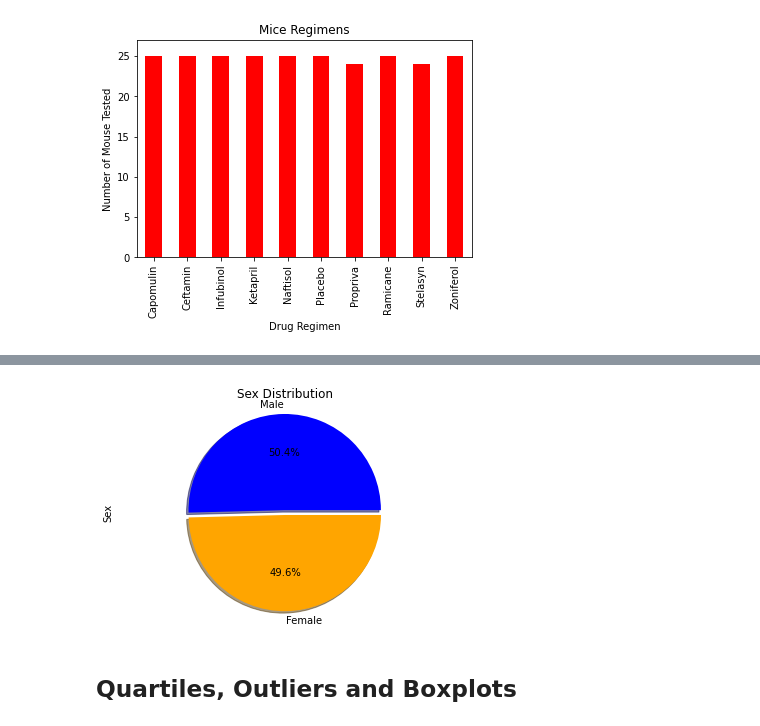
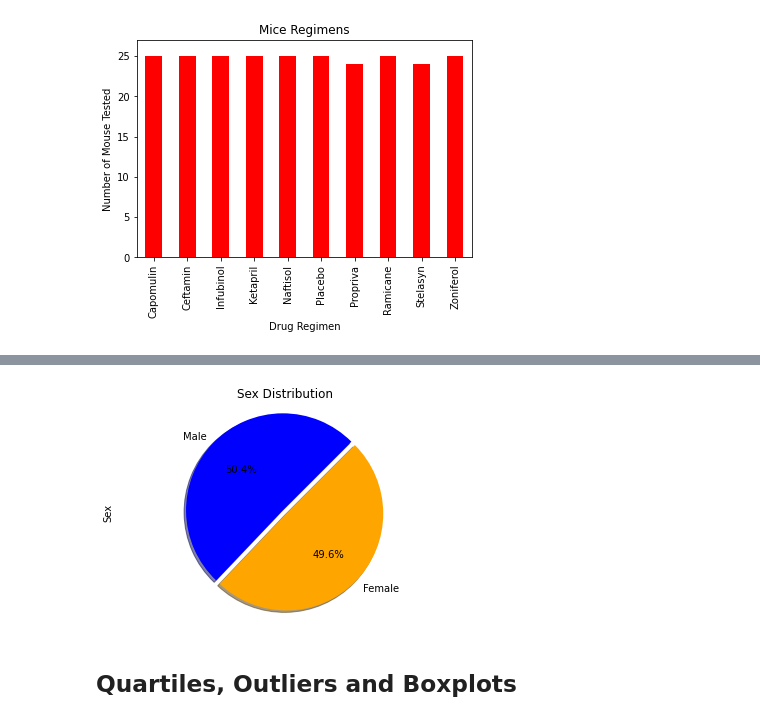
Before and after one commit to tratnikc/matplotlib-challenge, a Jupyter notebook: Pymaceuticals/pymaceuticals.ipynb, the cells around one changed output, grey strips where cells are left out. Drawn from its saved outputs; the diff is of its cells as text; code cells hidden in the pictures.

```diff
--- a/Pymaceuticals/pymaceuticals.ipynb
+++ b/Pymaceuticals/pymaceuticals.ipynb
@@ -210,15 +227,13 @@ Name: Sex, dtype: int64
 # %%
 # Generate a pie plot showing the distribution of female versus male mice using pyplot
-colors = ["blue","orange"]
-explode=(0.05,0)
 
-plt.pie(sex_distr, labels=sex_distr.index,colors=colors,autopct="%1.1f%%", shadow=True, startangle=360, explode=explode)
+plt.pie(sex_distr, labels=sex_distr.index,colors=colors,autopct="%1.1f%%", shadow=True, startangle=45, explode=explode)
 plt.axis("equal")
 plt.title("Sex Distribution")
 plt.ylabel("Sex")
 plt.show()
 # %% [output]
-[figure, old version]
+[figure, new version]
 # %% [markdown]
 ## Quartiles, Outliers and Boxplots
 # %%
```
Also changed, not shown: parts of 6 cells of this notebook.
